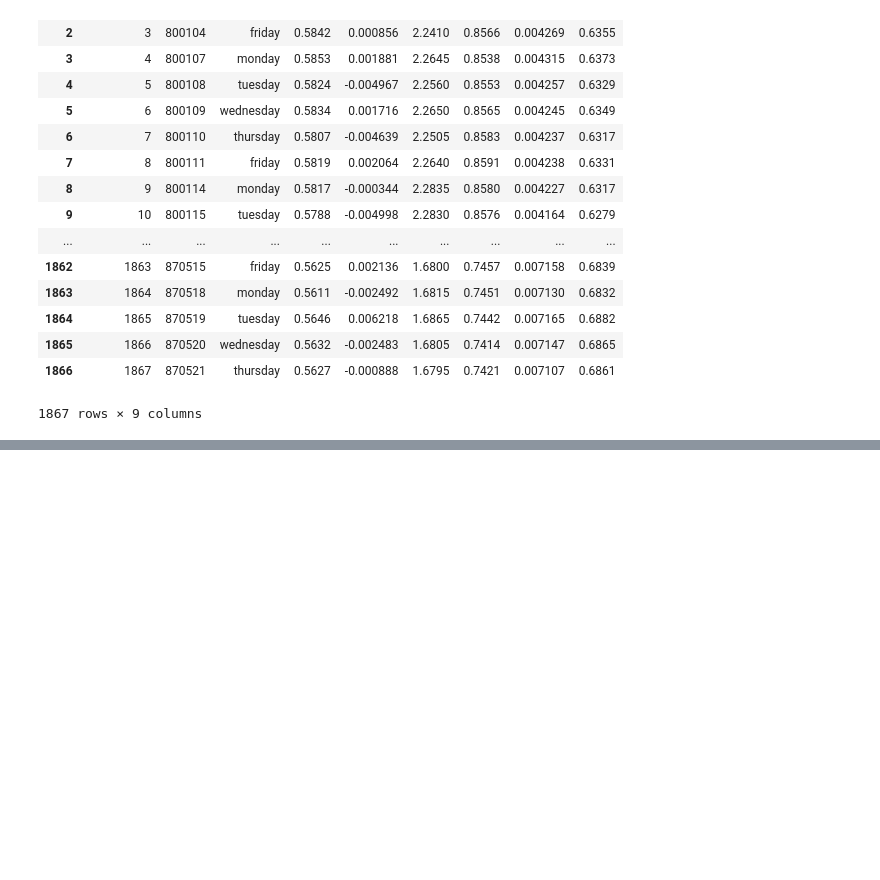
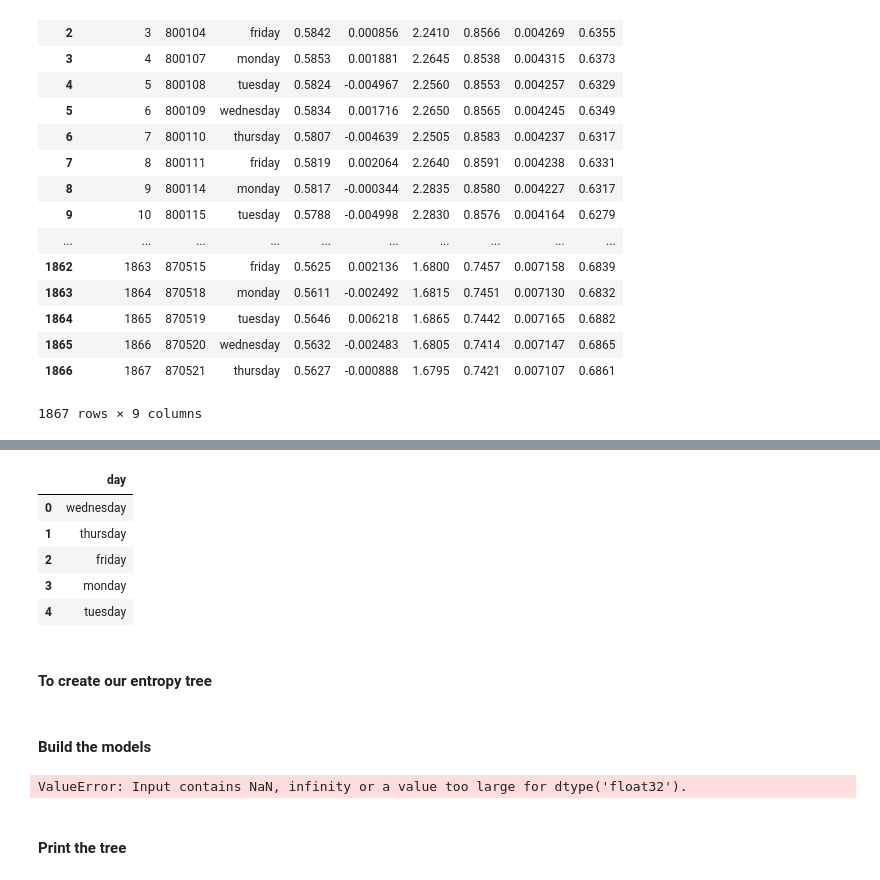
Before and after one commit to HexRoy/CSC310-A3, a Jupyter notebook: Notebook.ipynb, the cells around one changed output, grey strips where cells are left out. Saved outputs shown, nothing was run; the diff lists cells and outputs as text; code cells hidden in the pictures; blank space fills up the shorter version.

```diff
--- a/Notebook.ipynb
+++ b/Notebook.ipynb
@@ -161,0 +175,13 @@ df_droppped = tennis_df.drop(['play'], axis=1)
+# %%
+df_categorical = pd.DataFrame(df['day'])
+# %%
+df_categorical.head()
+# %% [output]
+|  | day |
+| 0 | wednesday |
+| 1 | thursday |
+| 2 | friday |
+| 3 | monday |
+| 4 | tuesday |
+# %% [markdown]
+#### To create our entropy tree
@@ -161,0 +190,8 @@ df_droppped = tennis_df.drop(['play'], axis=1)
+# %% [markdown]
+#### Build the models
+# %%
+dtree.fit(df_numerical, df_categorical)
+# %% [output]
+ValueError: Input contains NaN, infinity or a value too large for dtype('float32').
+# %% [markdown]
+#### Print the tree
```
Also changed, not shown: parts of 23 cells of this notebook.
